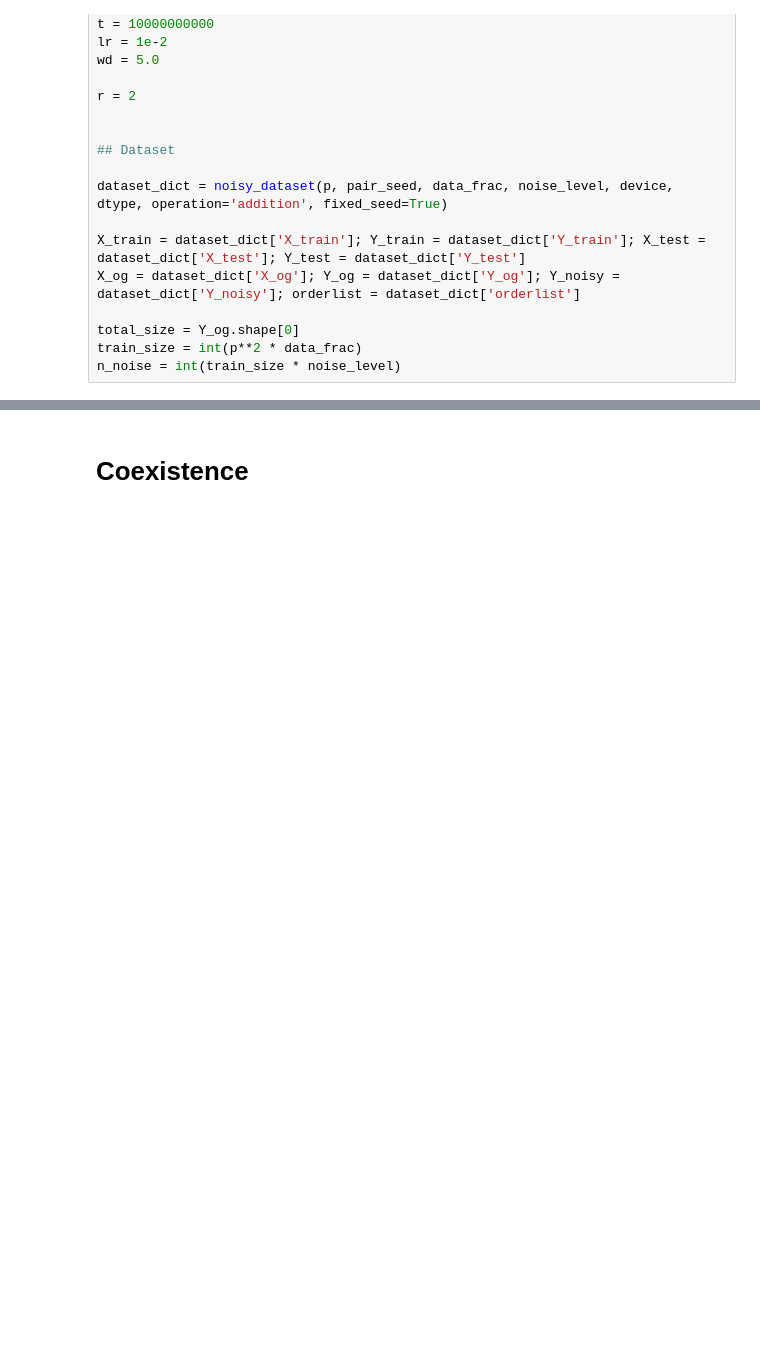
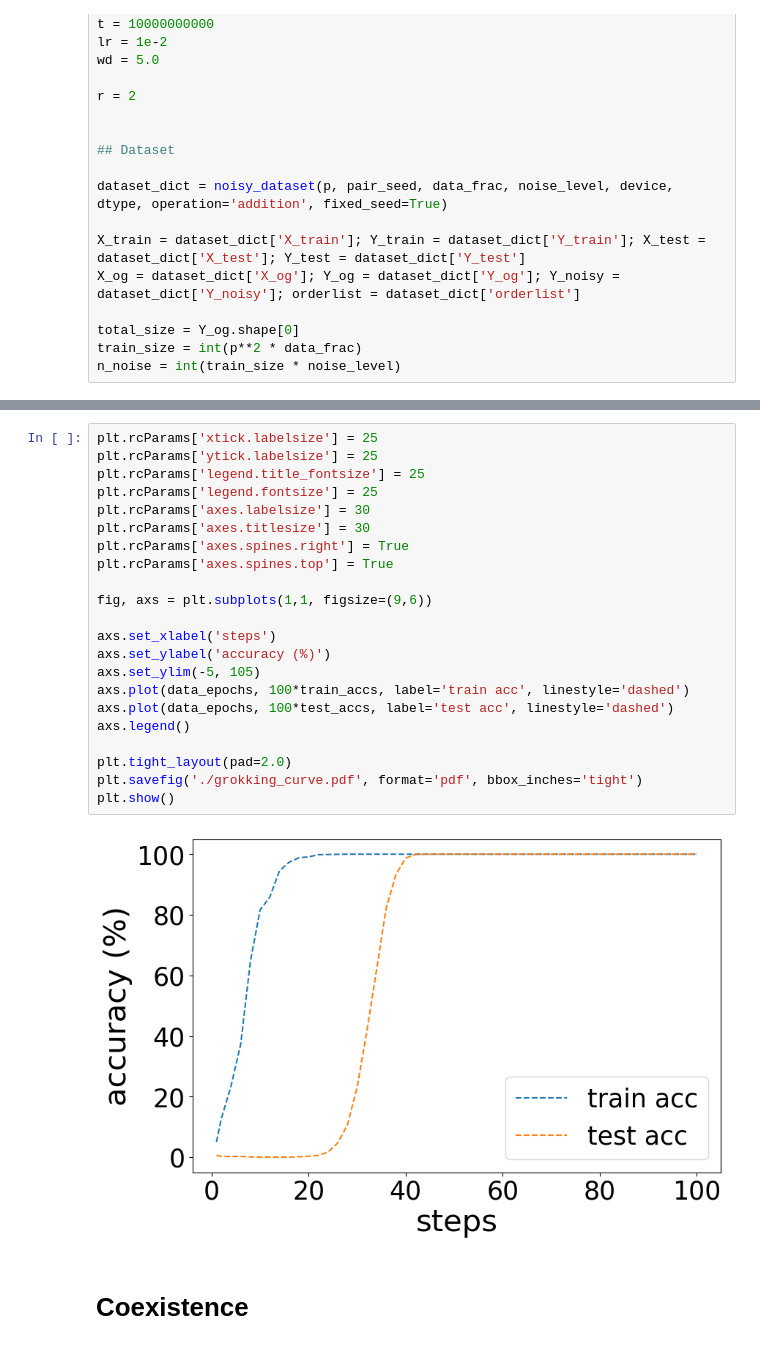
Before and after one commit to d-doshi/Grokking, a Jupyter notebook: Notebooks/Grokking_with_label_corruption.ipynb, the cells around one changed output, grey strips where cells are left out. Drawn from its saved outputs; the diff is of its cells as text; blank space fills up the shorter version.

```diff
--- a/Notebooks/Grokking_with_label_corruption.ipynb
+++ b/Notebooks/Grokking_with_label_corruption.ipynb
@@ -231,6 +231,30 @@ plt.tight_layout(pad=2.0)
 plt.show()
 # %% [output]
 [figure]
+# %%
+plt.rcParams['xtick.labelsize'] = 25
+plt.rcParams['ytick.labelsize'] = 25
+plt.rcParams['legend.title_fontsize'] = 25
+plt.rcParams['legend.fontsize'] = 25
+plt.rcParams['axes.labelsize'] = 30
+plt.rcParams['axes.titlesize'] = 30
+plt.rcParams['axes.spines.right'] = True
+plt.rcParams['axes.spines.top'] = True
+
+fig, axs = plt.subplots(1,1, figsize=(9,6))
+
+axs.set_xlabel('steps')
+axs.set_ylabel('accuracy (%)')
+axs.set_ylim(-5, 105)
+axs.plot(data_epochs, 100*train_accs, label='train acc', linestyle='dashed')
+axs.plot(data_epochs, 100*test_accs, label='test acc', linestyle='dashed')
+axs.legend()
+
+plt.tight_layout(pad=2.0)
+plt.savefig('./grokking_curve.pdf', format='pdf', bbox_inches='tight')
+plt.show()
+# %% [output]
+[figure, added]
 # %% [markdown]
 # Coexistence
 # %%
```
Also changed, not shown: parts of 2 cells of this notebook, 6 other files.
